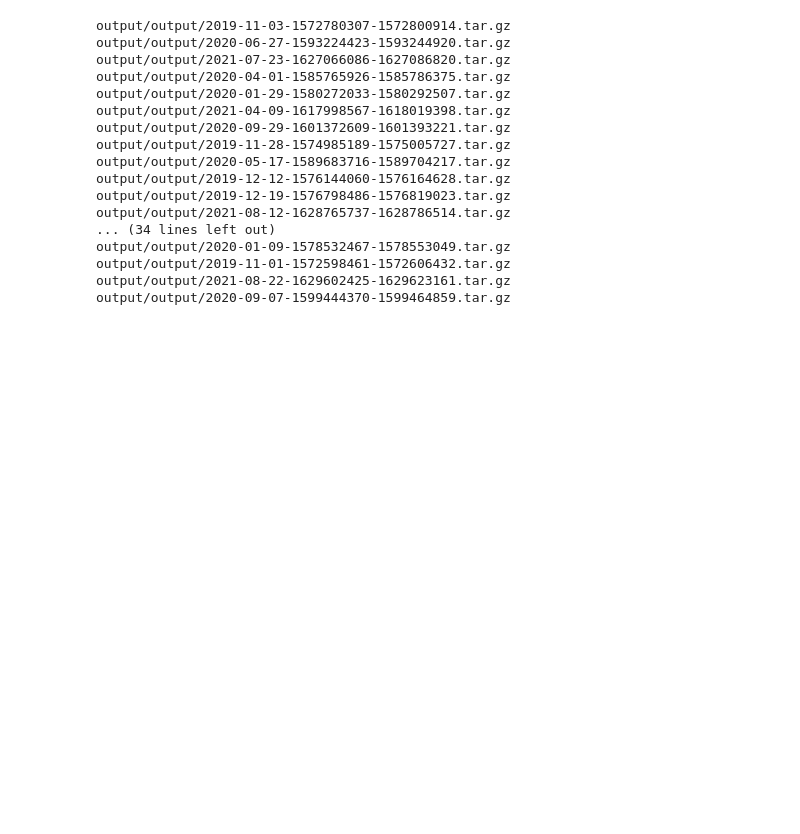
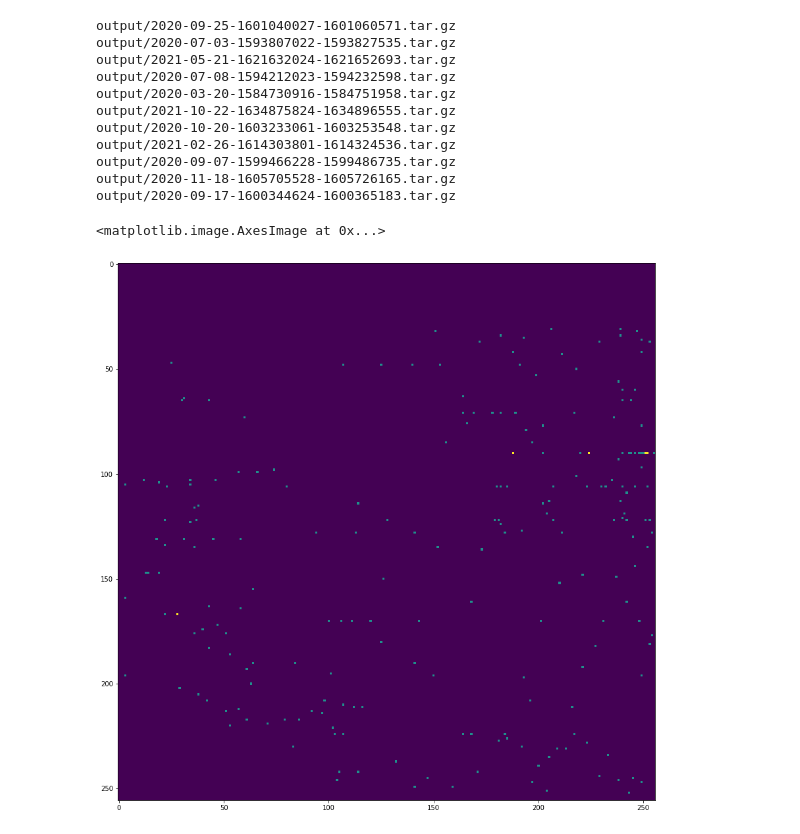
Before and after one commit to int8/orderbookfetcher, a Jupyter notebook: verify chunk.ipynb, the cells around one changed output. Cells and saved outputs as stored; diff of their text form; code cells hidden in the pictures; blank space fills up the shorter version.

```diff
--- a/verify chunk.ipynb
+++ b/verify chunk.ipynb
@@ -131,25 +264,36 @@ def verify_file(filepath):
 # %%
 import os
 import random
-for f in random.sample(os.listdir("output/output/"), 50):
-    filepath = "output/output/" + f
+for f in os.listdir("output/"):
+    filepath = "output/" + f
     verify_file(filepath)
     print(filepath)
 # %% [output]
-output/output/2019-11-03-1572780307-1572800914.tar.gz
-output/output/2020-06-27-1593224423-1593244920.tar.gz
-output/output/2021-07-23-1627066086-1627086820.tar.gz
-output/output/2020-04-01-1585765926-1585786375.tar.gz
-output/output/2020-01-29-1580272033-1580292507.tar.gz
-output/output/2021-04-09-1617998567-1618019398.tar.gz
-output/output/2020-09-29-1601372609-1601393221.tar.gz
-output/output/2019-11-28-1574985189-1575005727.tar.gz
-output/output/2020-05-17-1589683716-1589704217.tar.gz
-output/output/2019-12-12-1576144060-1576164628.tar.gz
-output/output/2019-12-19-1576798486-1576819023.tar.gz
-output/output/2021-08-12-1628765737-1628786514.tar.gz
-... (34 lines left out)
-output/output/2020-01-09-1578532467-1578553049.tar.gz
-output/output/2019-11-01-1572598461-1572606432.tar.gz
-output/output/2021-08-22-1629602425-1629623161.tar.gz
-output/output/2020-09-07-1599444370-1599464859.tar.gz
+output/2020-09-25-1601040027-1601060571.tar.gz
+output/2020-07-03-1593807022-1593827535.tar.gz
+output/2021-05-21-1621632024-1621652693.tar.gz
+output/2020-07-08-1594212023-1594232598.tar.gz
+output/2020-03-20-1584730916-1584751958.tar.gz
+output/2021-10-22-1634875824-1634896555.tar.gz
+output/2020-10-20-1603233061-1603253548.tar.gz
+output/2021-02-26-1614303801-1614324536.tar.gz
+output/2020-09-07-1599466228-1599486735.tar.gz
+output/2020-11-18-1605705528-1605726165.tar.gz
+output/2020-09-17-1600344624-1600365183.tar.gz
+# %%
+m_asks = np.zeros((len(AMOUNT_BEST_BINS), len(PRICE_DIFF_BEST_BINS)))
+
+for x_,y_ in zip(x_ind, y_ind):
+    idx_x = AMOUNT_INDICES[x_]
+    idx_y = PRICE_DIFF_INDICES[y_]
+
+    m_asks[idx_x, idx_y] += 1
+
+m_asks_from_file = np.zeros(shape=(256, 256))
+m_asks_from_file[x['asks_sparse'][i][0], x['asks_sparse'][i][1]] = x['asks_sparse'][i][2]
+# %%
+plt.figure(figsize=(20,15))
+plt.imshow(m_asks_from_file)
+# %% [output]
+<matplotlib.image.AxesImage at 0x...>
+[figure, added]
```
Also changed, not shown: parts of 3 cells of this notebook, 8 other files.
